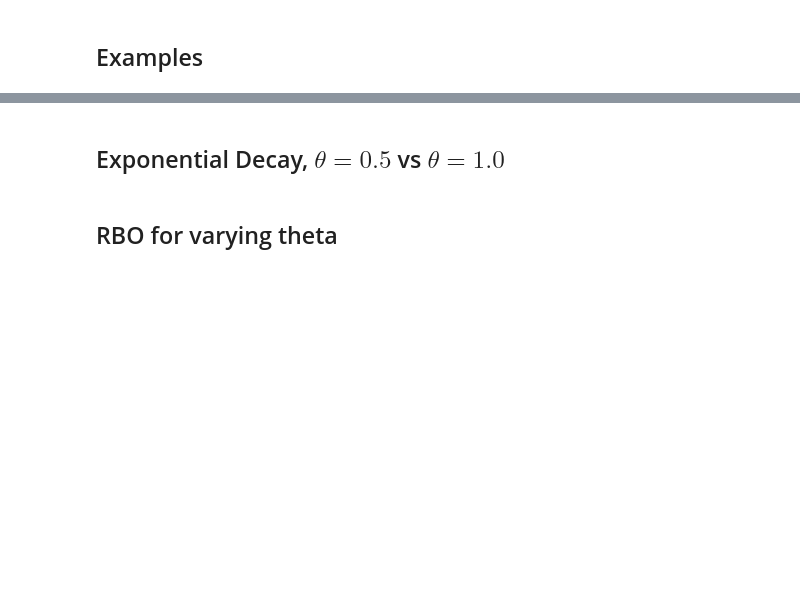
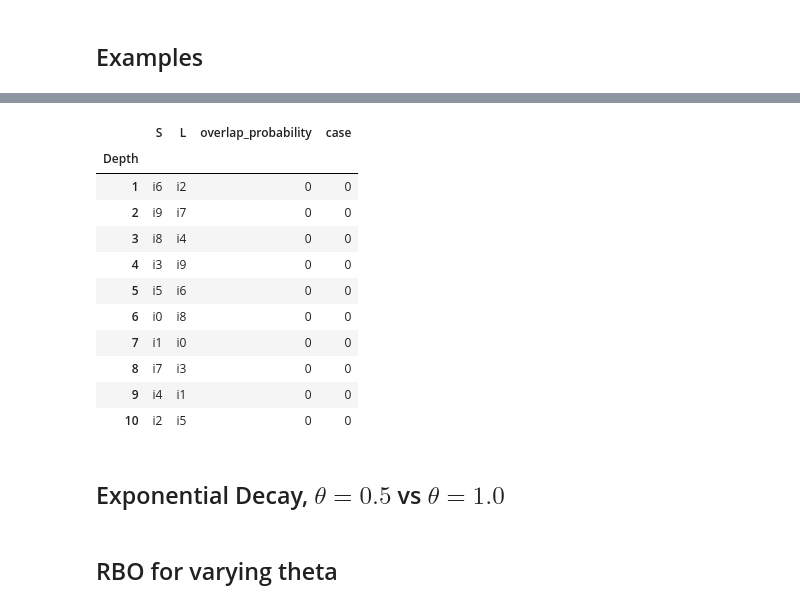
Before and after one commit to somduttasinha/synthetic-ranking-generation, a Jupyter notebook: exploratory/03-results.ipynb, the cells around one changed output, grey strips where cells are left out. Cells and saved outputs as stored; diff of their text form; code cells hidden in the pictures; blank space fills up the shorter version.

```diff
--- a/exploratory/03-results.ipynb
+++ b/exploratory/03-results.ipynb
@@ -67,7 +75,7 @@ def get_tied_dataframe(S, L, agreement_probability, case_list):
 
 
     for s in S:
-        if isinstance(s, list) and len(s)>1:
+        if isinstance(s, set) and len(s)>1:
             colour = generate_random_colour()
             for tied_item in s:
                 S_flat.append(tied_item)
@@ -77,7 +85,7 @@ def get_tied_dataframe(S, L, agreement_probability, case_list):
             S_colours.append("white")
 
     for l in L:
-        if isinstance(l, list) and len(l)>1:
+        if isinstance(l, set) and len(l)>1:
             colour = generate_random_colour()
             for tied_item in l:
                 L_flat.append(tied_item)
@@ -100,7 +108,7 @@ def get_tied_dataframe(S, L, agreement_probability, case_list):
 
 
     df = pd.DataFrame(data, index =  np.arange(1, np.max([len(S_flat), len(L_flat)]) + 1))
-    df.index.name ='$d$'
+    df.index.name ='Depth'
 
     show = ['S', 'L', 'overlap_probability', 'case']
 
@@ -120,0 +179,27 @@ get_formatted_dataframe(S, L, agree_probs, case_list)
+# %%
+S, L, agree_probs, case_list = simulate_rankings(a=10, b=10, len_x = 0, len_y = 0,
+                                                 conjointness=1,
+                                                 frac_ties_x=0.6,
+                                                 n_groups_x=2,
+                                                 frac_ties_y=0.3,
+                                                 n_groups_y=1,
+                                                 tie_probabilities_x=np.ones(10)/10,
+                                                 tie_probabilities_y=np.ones(10)/10,
+                                                truncate_rankings=False)
+
+
+df = get_tied_dataframe(S, L, agree_probs, case_list)
+df
+# %% [output]
+|  | S | L | overlap_probability | case |
+| Depth |  |  |  |  |
+| 1 | i6 | i2 | 0 | 0 |
+| 2 | i9 | i7 | 0 | 0 |
+| 3 | i8 | i4 | 0 | 0 |
+| 4 | i3 | i9 | 0 | 0 |
+| 5 | i5 | i6 | 0 | 0 |
+| 6 | i0 | i8 | 0 | 0 |
+| 7 | i1 | i0 | 0 | 0 |
+| 8 | i7 | i3 | 0 | 0 |
+| 9 | i4 | i1 | 0 | 0 |
+| 10 | i2 | i5 | 0 | 0 |
```
Also changed, not shown: parts of 11 cells of this notebook, 4 other files.
